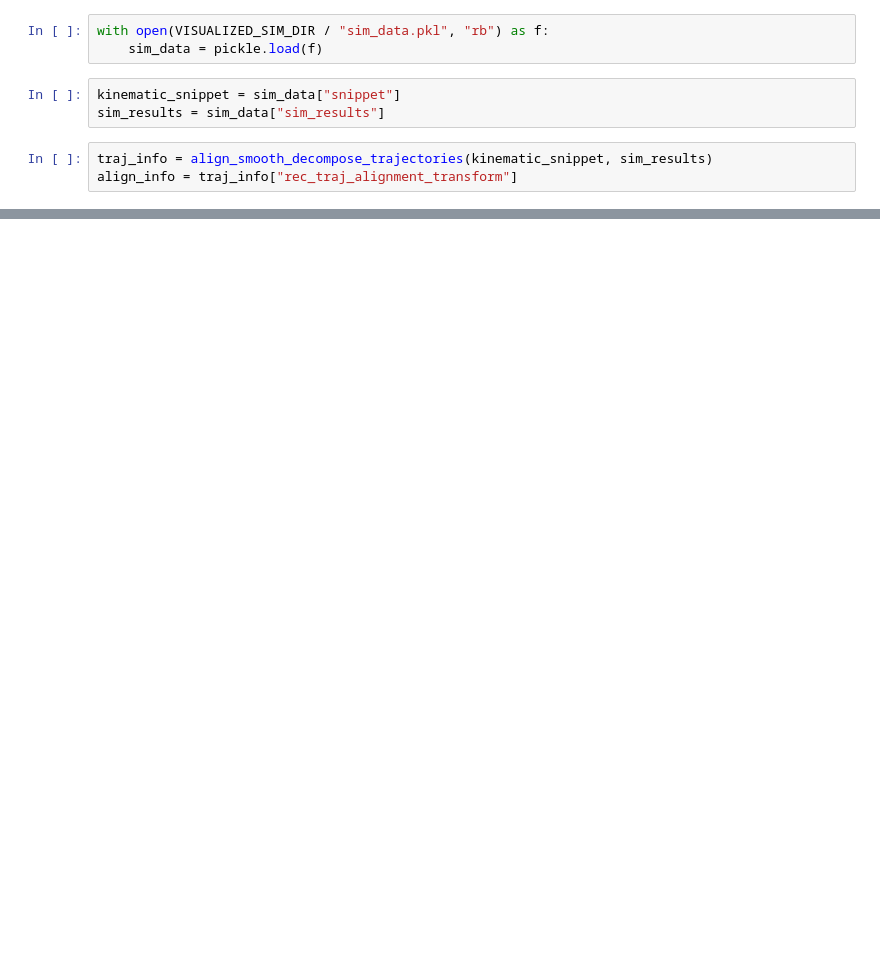
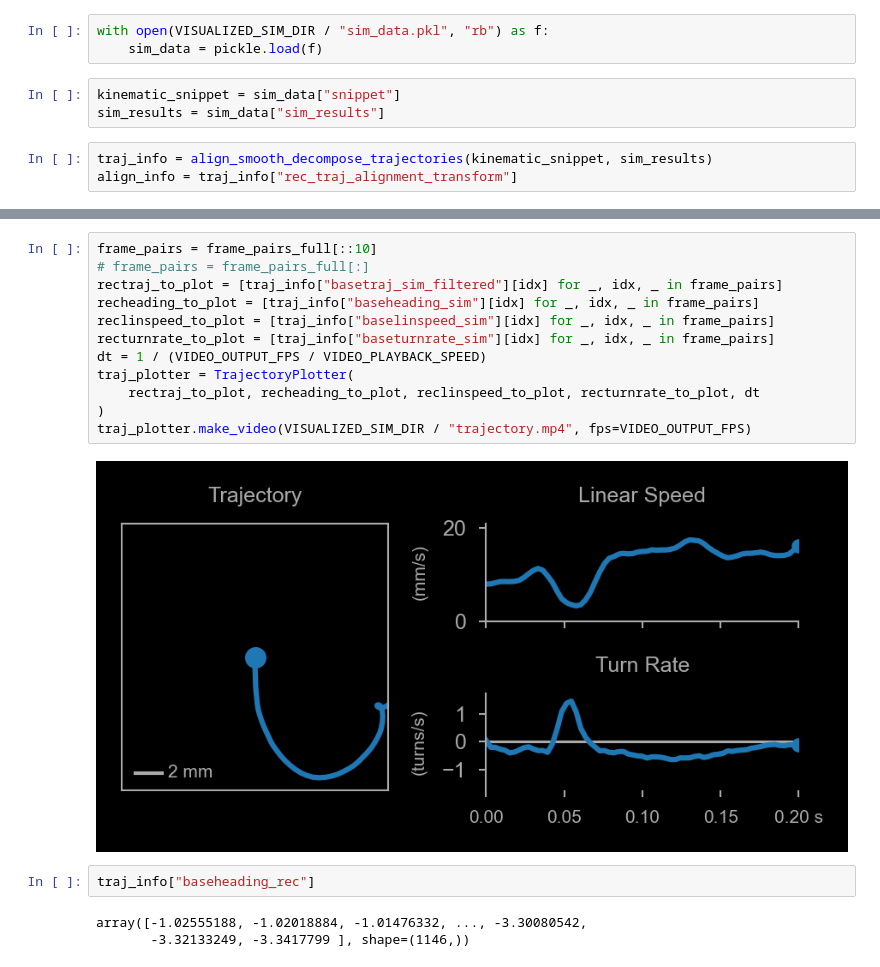
Before and after one commit to NeLy-EPFL/spotlight-poseforge-paper, a Jupyter notebook: scripts/kinematics/make_video.ipynb, the cells around one changed output, grey strips where cells are left out. Drawn from its saved outputs; the diff is of its cells as text; blank space fills up the shorter version.

```diff
--- a/scripts/kinematics/make_video.ipynb
+++ b/scripts/kinematics/make_video.ipynb
@@ -54,0 +408,19 @@ array([[ 811.5599 , 1092.8462 ],
+# %%
+frame_pairs = frame_pairs_full[::10]
+# frame_pairs = frame_pairs_full[:]
+rectraj_to_plot = [traj_info["basetraj_sim_filtered"][idx] for _, idx, _ in frame_pairs]
+recheading_to_plot = [traj_info["baseheading_sim"][idx] for _, idx, _ in frame_pairs]
+reclinspeed_to_plot = [traj_info["baselinspeed_sim"][idx] for _, idx, _ in frame_pairs]
+recturnrate_to_plot = [traj_info["baseturnrate_sim"][idx] for _, idx, _ in frame_pairs]
+dt = 1 / (VIDEO_OUTPUT_FPS / VIDEO_PLAYBACK_SPEED)
+traj_plotter = TrajectoryPlotter(
+    rectraj_to_plot, recheading_to_plot, reclinspeed_to_plot, recturnrate_to_plot, dt
+)
+traj_plotter.make_video(VISUALIZED_SIM_DIR / "trajectory.mp4", fps=VIDEO_OUTPUT_FPS)
+# %% [output]
+[figure, added]
+# %%
+traj_info["baseheading_rec"]
+# %% [output]
+array([-1.02555188, -1.02018884, -1.01476332, ..., -3.30080542,
+       -3.32133249, -3.3417799 ], shape=(1146,))
```
Also changed, not shown: parts of 18 cells of this notebook, 4 other files.
